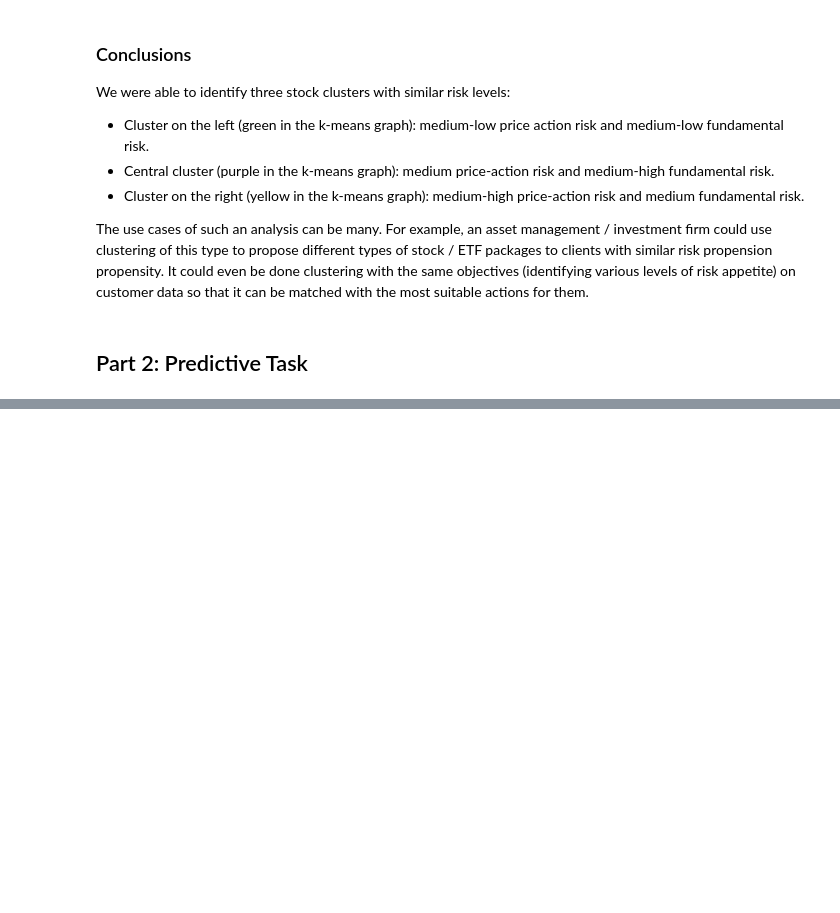
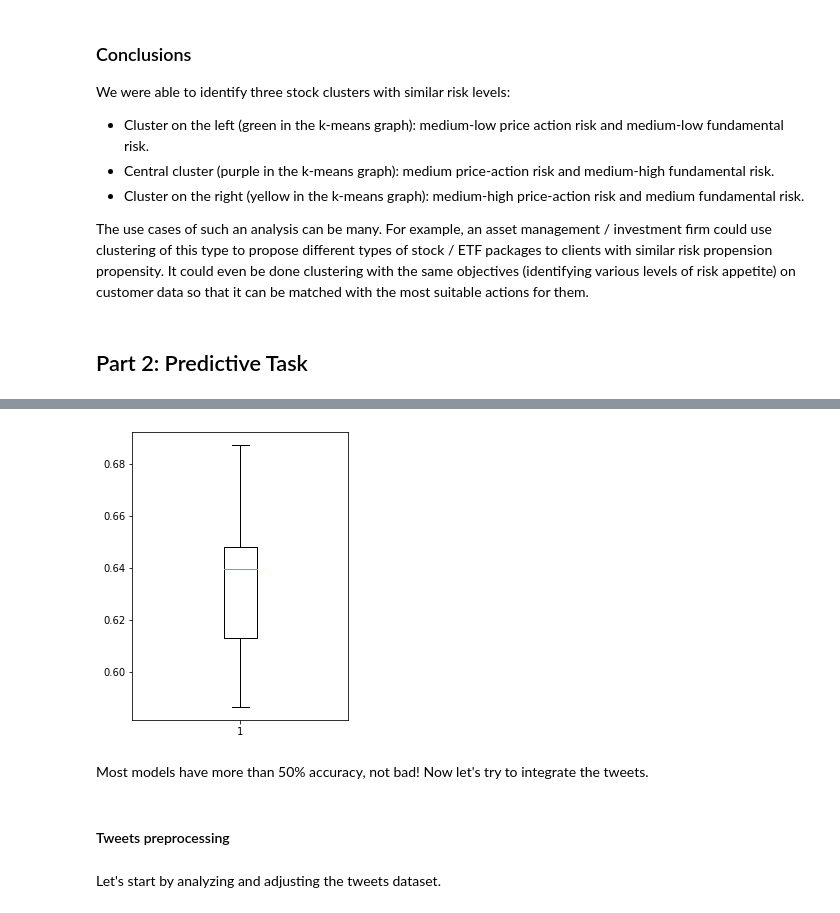
Before and after one commit to nicolasguarini/stocks-ai-analysis, a Jupyter notebook: notebook.ipynb, the cells around one changed output, grey strips where cells are left out. Saved outputs shown, nothing was run; the diff lists cells and outputs as text; code cells hidden in the pictures; blank space fills up the shorter version.

Commit message:
Part 2: Predictive task

```diff
--- a/notebook.ipynb
+++ b/notebook.ipynb
@@ -542,0 +608,40 @@ The use cases of such an analysis can be many. For example, an asset management
+# %%
+grouped = df_values.groupby('Stock Name')
+
+# prepare dataframes to store data on model predictions and performance
+df_values["Prediction"] = np.nan
+df_predicted = pd.DataFrame(columns=df_values.columns)
+accuracies_basic = pd.DataFrame(columns=["Logistic Regression"])
+
+# let's create a model for each stock
+basic_models = {}
+for name, group in  grouped:
+    X = np.array([group['Close'].iloc[i-10:i] for i in range(10, len(group))])
+    y = group["Target"].iloc[10:]
+
+    # divide into train and test sets
+    X_train, X_test, y_train, y_test = train_test_split(X, y, test_size=0.2, shuffle=False)
+
+    # create and train the model
+    model = LogisticRegression(random_state=42)
+    model.fit(X_train, y_train)
+
+    # evaluate the model with cross-validation
+    cv_scores = cross_val_score(model, X, y, cv=5)
+    accuracy_cv = np.mean(cv_scores)
+
+    # accuracies_basic.loc[name] = [accuracy_cv]
+    print(f"Cross-validation accuracy for {name}: {accuracy_cv}")
+
+    # make predictions on the whole dataset and save them
+    y_pred = model.predict(X)
+    group["Prediction"].iloc[10:] = y_pred
+    df_predicted = pd.concat([df_predicted, group])
+
+    # save accuracy score
+    accuracy = accuracy_score(y_true=y, y_pred=y_pred)
+    accuracies_basic.loc[name] = [accuracy]
+    print(f"Accuracy score: {accuracy}\n")
+
+    # add the model to the model dictionary
+    basic_models[name] = model
@@ -542,0 +720,13 @@ The use cases of such an analysis can be many. For example, an asset management
+# %%
+fig = plt.figure(figsize=(3, 4))
+axes = fig.add_axes([0, 0, 1, 1])
+vp = axes.boxplot(accuracies_basic["Logistic Regression"])
+plt.show()
+# %% [output]
+[figure, added]
+# %% [markdown]
+Most models have more than 50% accuracy, not bad! Now let's try to integrate the tweets.
+# %% [markdown]
+#### Tweets preprocessing
+# %% [markdown]
+Let's start by analyzing and adjusting the tweets dataset.
```
Also changed, not shown: parts of 72 cells of this notebook, 2 other files.
